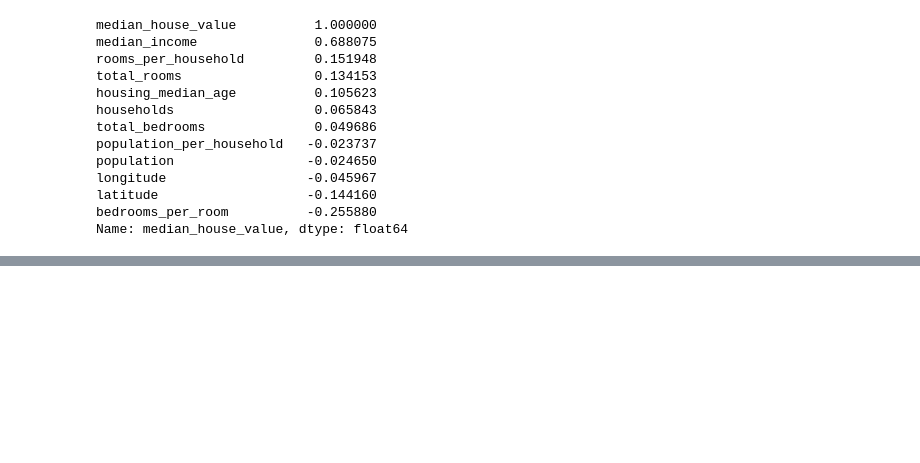
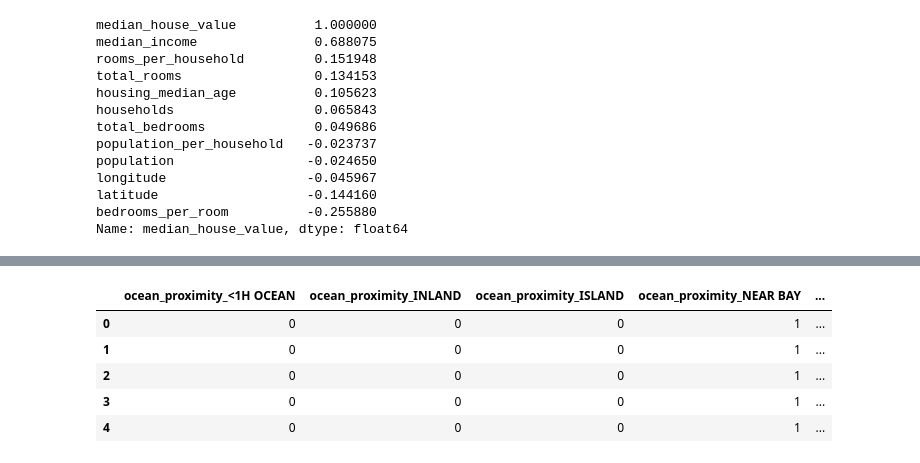
Before and after one commit to KbDw0324/handson_ml_tf, a Jupyter notebook: chapter2.ipynb, the cells around one changed output, grey strips where cells are left out. Drawn from its saved outputs; the diff is of its cells as text; code cells hidden in the pictures; blank space fills up the shorter version.

```diff
--- a/chapter2.ipynb
+++ b/chapter2.ipynb
@@ -246,0 +314,10 @@ imputer.fit(housing_num)
+# %%
+# 直接在原始的数据上使用pandas.get_dummies()是最简单的方法
+pd.get_dummies(housing[['ocean_proximity']]).head()
+# %% [output]
+|  | ocean_proximity_<1H OCEAN | ocean_proximity_INLAND | ocean_proximity_ISLAND | ocean_proximity_NEAR BAY | ... |
+| 0 | 0 | 0 | 0 | 1 | ... |
+| 1 | 0 | 0 | 0 | 1 | ... |
+| 2 | 0 | 0 | 0 | 1 | ... |
+| 3 | 0 | 0 | 0 | 1 | ... |
+| 4 | 0 | 0 | 0 | 1 | ... |
```
Also changed, not shown: parts of 16 cells of this notebook.
